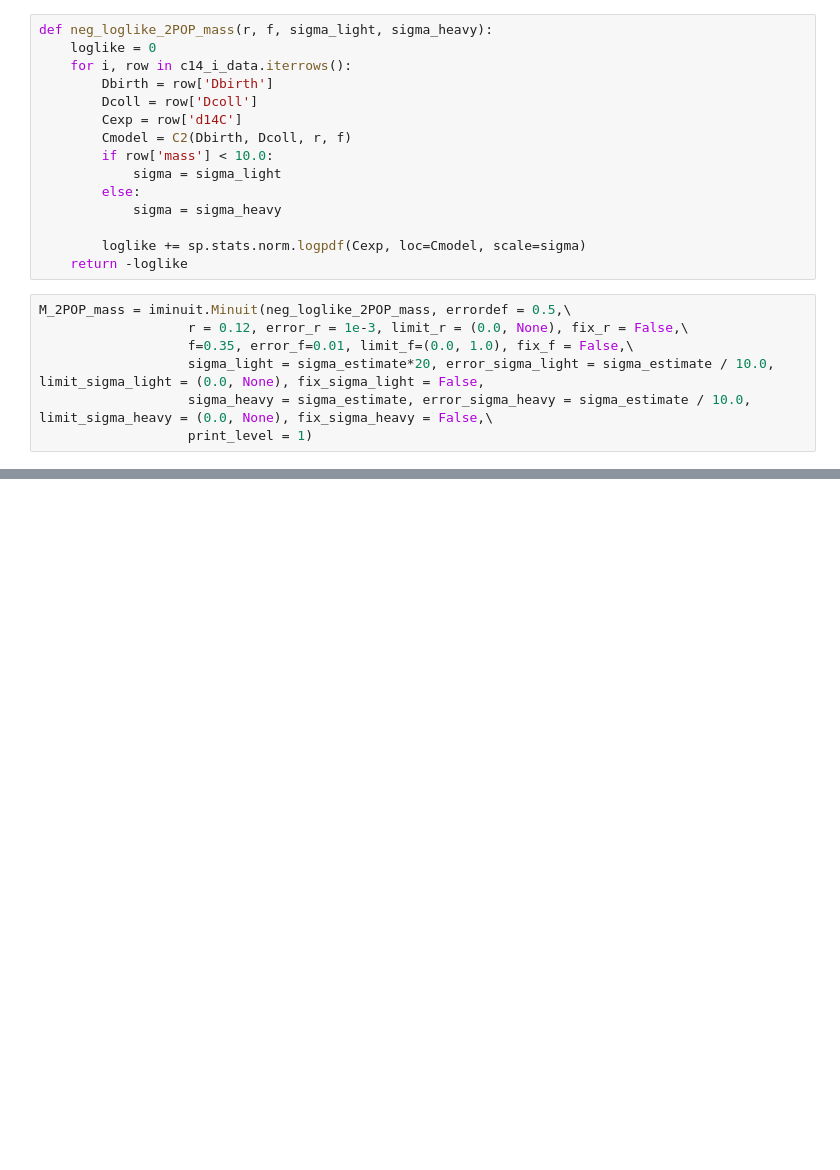
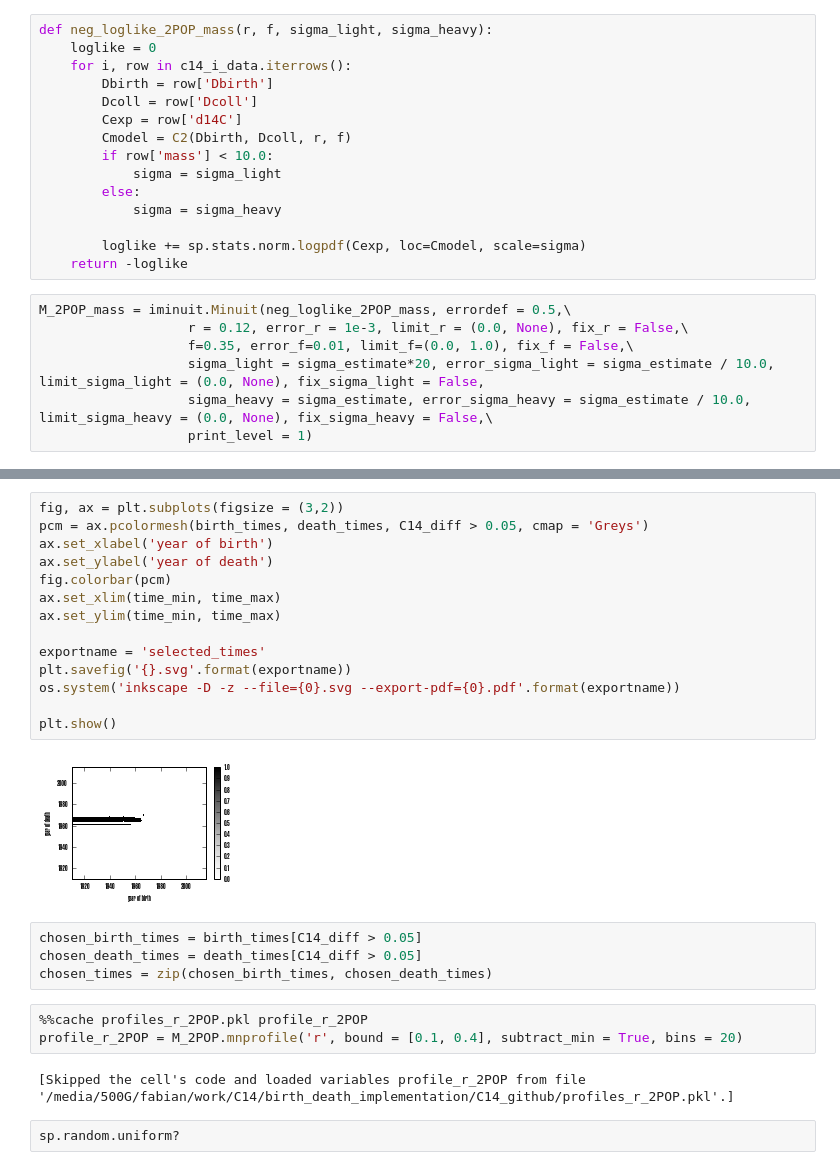
Before and after one commit to fabianrost84/C14, a Jupyter notebook: C14 parameter estimation.ipynb, the cells around one changed output, grey strips where cells are left out. Saved outputs shown, nothing was run; the diff lists cells and outputs as text; blank space fills up the shorter version.

```diff
--- a/C14 parameter estimation.ipynb
+++ b/C14 parameter estimation.ipynb
@@ -479,0 +514,27 @@ M_2POP_mass.migrad();
+# %%
+fig, ax = plt.subplots(figsize = (3,2))
+pcm = ax.pcolormesh(birth_times, death_times, C14_diff > 0.05, cmap = 'Greys')
+ax.set_xlabel('year of birth')
+ax.set_ylabel('year of death')
+fig.colorbar(pcm)
+ax.set_xlim(time_min, time_max)
+ax.set_ylim(time_min, time_max)
+
+exportname = 'selected_times'
+plt.savefig('{}.svg'.format(exportname))
+os.system('inkscape -D -z --file={0}.svg --export-pdf={0}.pdf'.format(exportname))
+
+plt.show()
+# %% [output]
+[figure, added]
+# %%
+chosen_birth_times = birth_times[C14_diff > 0.05]
+chosen_death_times = death_times[C14_diff > 0.05]
+chosen_times = zip(chosen_birth_times, chosen_death_times)
+# %%
+%%cache profiles_r_2POP.pkl profile_r_2POP
+profile_r_2POP = M_2POP.mnprofile('r', bound = [0.1, 0.4], subtract_min = True, bins = 20)
+# %% [output]
+[Skipped the cell's code and loaded variables profile_r_2POP from file '/media/500G/fabian/work/C14/birth_death_implementation/C14_github/profiles_r_2POP.pkl'.]
+# %%
+sp.random.uniform?
```
Also changed, not shown: parts of 19 cells of this notebook, 15 other files.
